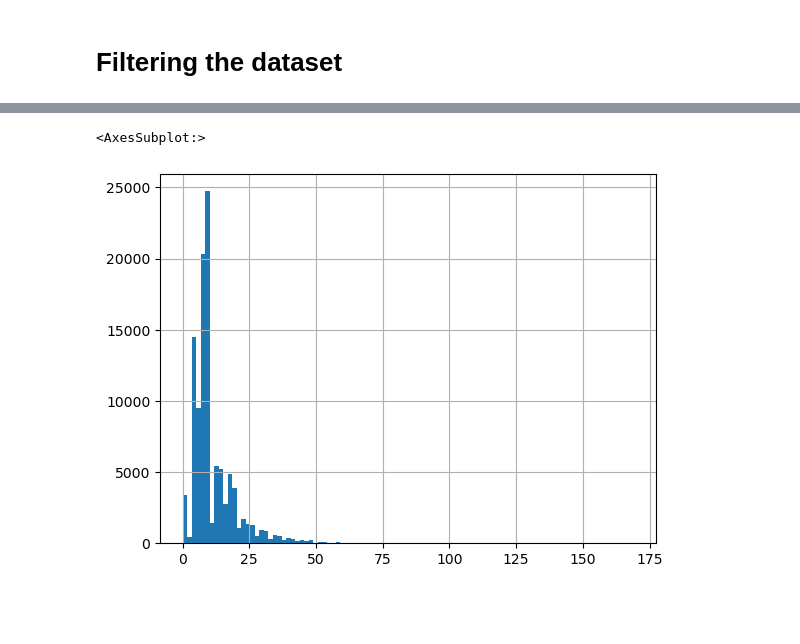
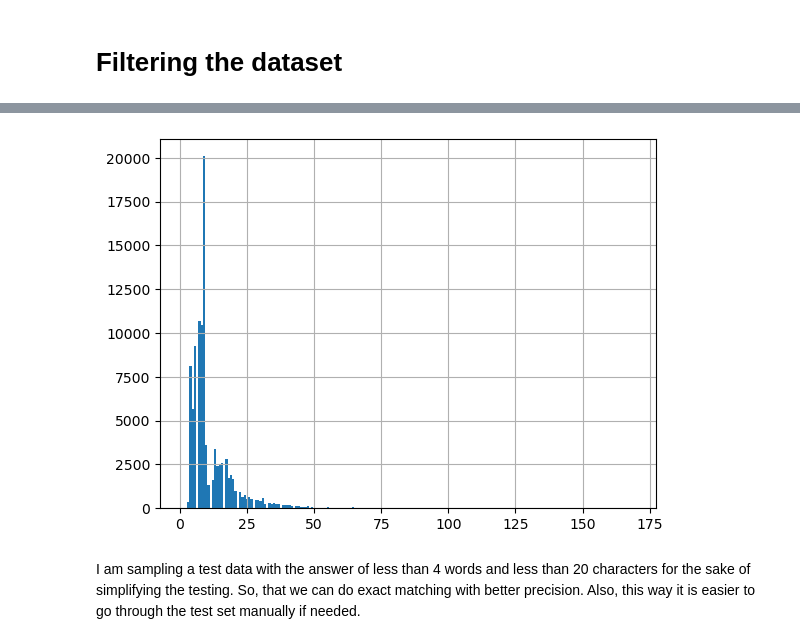
Before and after one commit to dh-epfl-students/dhlab-venice-llm, a Jupyter notebook: notebooks/prepare_data.ipynb, the cells around one changed output, grey strips where cells are left out. Cells and saved outputs as stored; diff of their text form; code cells hidden in the pictures; blank space fills up the shorter version.

```diff
--- a/notebooks/prepare_data.ipynb
+++ b/notebooks/prepare_data.ipynb
@@ -67,7 +92,6 @@ import pandas as pd
 data = pd.read_csv('../data/train/train_qa.csv')
 # %%
 # get the length of answer
-data['answer'] = data['answer'].fillna('')
 data['answer_len'] = data.apply(lambda row: len(row['answer'].split()), axis=1)
 data['char_len'] = data.apply(lambda row: len(row['answer']), axis=1)
 # %%
@@ -78,8 +101,9 @@ data['answer_len'].hist(bins=25)
 # %%
-data['char_len'].hist(bins=100)
+data['char_len'].hist(bins=200);
 # %% [output]
-<AxesSubplot:>
-[figure, old version]
+[figure, new version]
+# %% [markdown]
+I am sampling a test data with the answer of less than 4 words and less than 20 characters for the sake of simplifying the testing. So, that we can do exact matching with better precision. Also, this way it is easier to go through the test set manually if needed.
 # %%
 seed = 42
 np.random.seed(seed)
```
Also changed, not shown: parts of 18 cells of this notebook, 6 other files.
